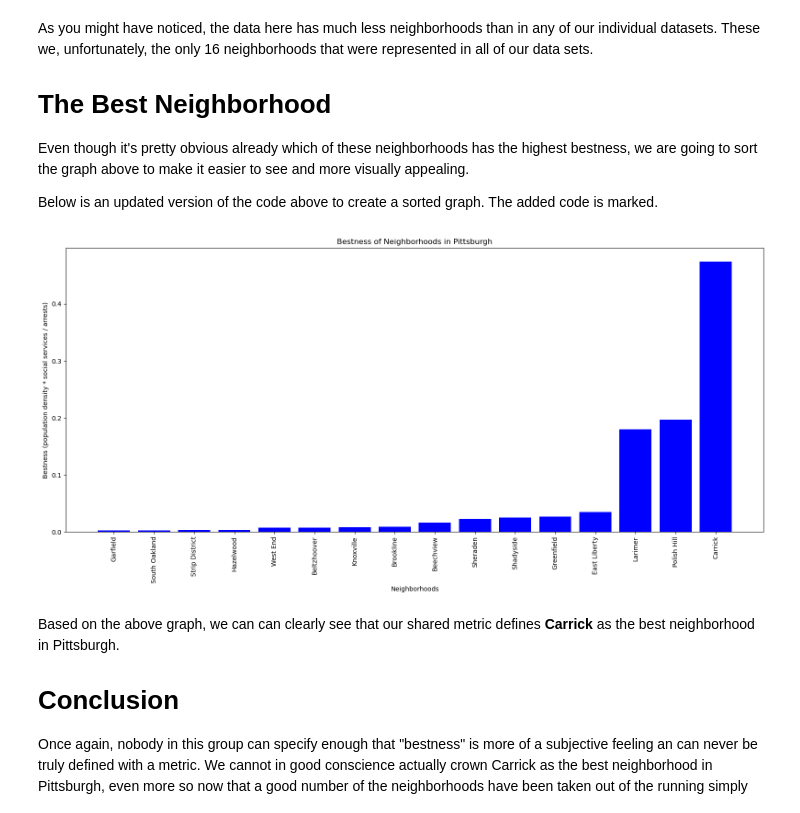
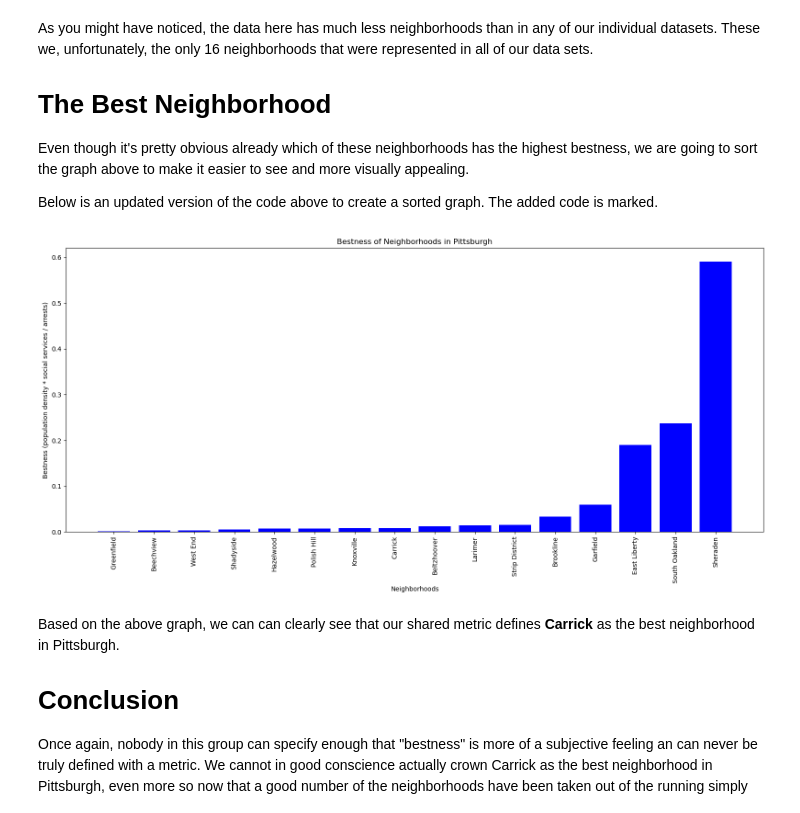
Before and after one commit to badcmptr/Big-Ideas-Final-Group-Project, a Jupyter notebook: combined_metric.ipynb, the cells around one changed output. Saved outputs shown, nothing was run; the diff lists cells and outputs as text; code cells hidden in the pictures.

```diff
--- a/combined_metric.ipynb
+++ b/combined_metric.ipynb
@@ -0,0 +51,32 @@
+# %%
+import csv
+import matplotlib.pyplot as plt
+
+neighborhoods = []
+
+with open('social-service-data.csv', 'r', encoding="utf8") as csvfile:
+    csvreader = csv.reader(csvfile)
+    next(csvreader)
+    for row in csvreader:
+        neighborhoods.append(row[3])
+
+neighborhood_counts = {}
+for neighborhood in neighborhoods:
+    if neighborhood in neighborhood_counts:
+        neighborhood_counts[neighborhood] += 1
+    else:
+        neighborhood_counts[neighborhood] = 1
+
+sorted_neighborhoods = sorted(neighborhood_counts, key=lambda x: neighborhood_counts[x], reverse=True)
+
+counts = [neighborhood_counts[neighborhood] for neighborhood in sorted_neighborhoods]
+
+plt.figure(figsize=(16, 8))
+plt.bar(sorted_neighborhoods, counts)
+plt.xlabel('Neighborhoods')
+plt.ylabel('Number of Social Services')
+plt.title('Social Services in Pittsburgh Neighborhoods')
+plt.xticks(rotation=60, ha='right')
+plt.yticks(range(max(counts) + 1))
+plt.tight_layout()
+plt.show()
@@ -192,6 +319,10 @@ def shared_variables(list1, list2):
 shared_neighborhoods_first = shared_variables(neighborhoods_pop, neighborhoods_soc)
 shared_neighborhoods = shared_variables(shared_neighborhoods_first, neighborhoods_arr)
 
+def find_shared_indexes(list1, list2):
+    shared_indexes = [idx for idx, val in enumerate(list1) if val in list2]
+    return shared_indexes
+
 def extract_values(list1, list2, list_to_extract):
     shared_indexes = find_shared_indexes(list1, list2)
     shared_values = [list_to_extract[idx] for idx in shared_indexes]
@@ -199,34 +330,34 @@ def extract_values(list1, list2, list_to_extract):
 
 updated_popDense = extract_values(shared_neighborhoods, neighborhoods_pop, popDense)
 updated_arrests = extract_values(shared_neighborhoods, neighborhoods_arr, arrests)
 socialCount = [neighborhood_counts[neighborhood] for neighborhood in shared_neighborhoods]
 
 def calculate_bestness(list1, list2, list3):
     multiplied_values = [x * y for x, y in zip(list1, list2)]
     divided_values = [x / y for x, y in zip(multiplied_values, list3)]
     return divided_values
 
 bestness = calculate_bestness(updated_popDense, socialCount, updated_arrests)
 
 # Sorting data (Jack's code)
 
 sorted_index = np.argsort(bestness)
 sorted_neighborhoods = [shared_neighborhoods[i] for i in sorted_index]
 sorted_bestness = np.sort(bestness)
 
 # Plotting graph (Jack's code)
 
 plt.figure(figsize=(16, 8))
 plt.bar(sorted_neighborhoods, sorted_bestness, color='blue')
 plt.xlabel('Neighborhoods')
 plt.ylabel('Bestness (population density * social services / arrests)')
 plt.title('Bestness of Neighborhoods in Pittsburgh')
 plt.xticks(rotation=90)
 
 plt.tight_layout()
 plt.show()
 # %% [output]
-[figure, old version]
+[figure, new version]
 # %% [markdown]
 Based on the above graph, we can can clearly see that our shared metric defines **Carrick** as the best neighborhood in Pittsburgh.
 
```
Also changed, not shown: parts of 9 cells of this notebook.
